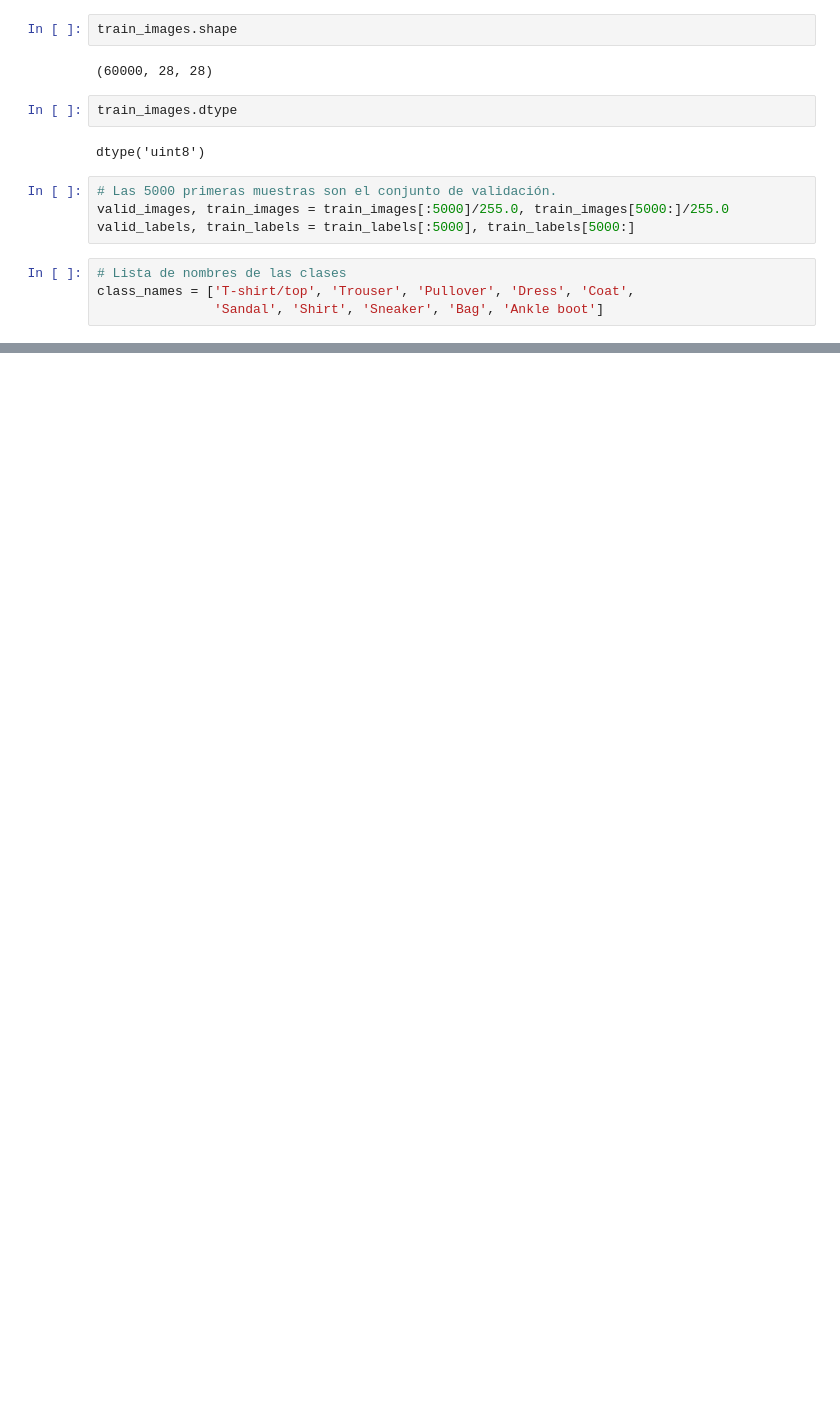
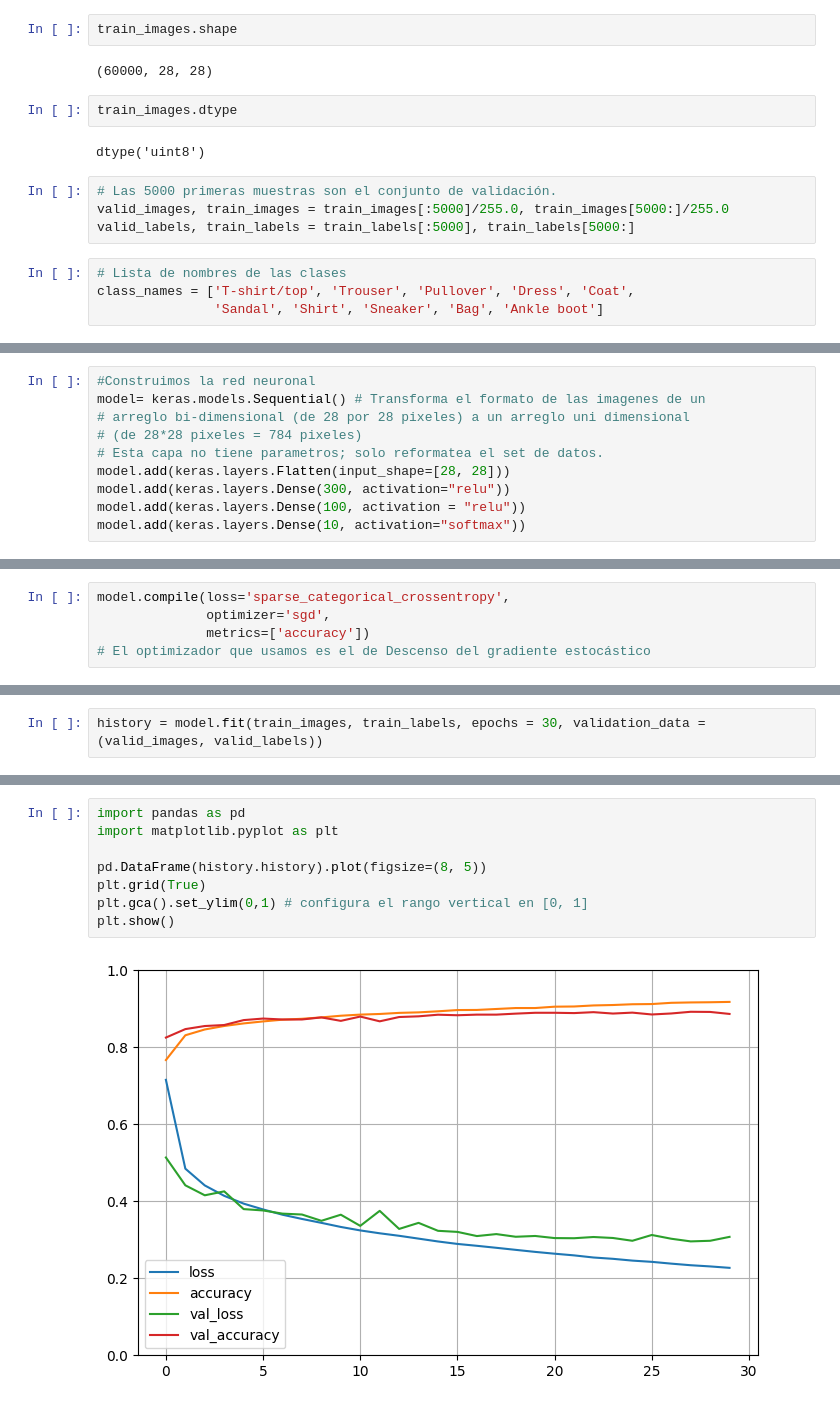
Before and after one commit to lucelorr/pshab, a Jupyter notebook: FashionMNIST_tf.ipynb, the cells around one changed output, grey strips where cells are left out. Saved outputs shown, nothing was run; the diff lists cells and outputs as text; blank space fills up the shorter version.

```diff
--- a/FashionMNIST_tf.ipynb
+++ b/FashionMNIST_tf.ipynb
@@ -51,0 +58,10 @@ class_names[train_labels[1]]
+# %%
+#Construimos la red neuronal
+model= keras.models.Sequential() # Transforma el formato de las imagenes de un
+# arreglo bi-dimensional (de 28 por 28 pixeles) a un arreglo uni dimensional
+# (de 28*28 pixeles = 784 pixeles)
+# Esta capa no tiene parametros; solo reformatea el set de datos.
+model.add(keras.layers.Flatten(input_shape=[28, 28]))
+model.add(keras.layers.Dense(300, activation="relu"))
+model.add(keras.layers.Dense(100, activation = "relu"))
+model.add(keras.layers.Dense(10, activation="softmax"))
@@ -51,0 +161,5 @@ class_names[train_labels[1]]
+# %%
+model.compile(loss='sparse_categorical_crossentropy',
+              optimizer='sgd',
+              metrics=['accuracy'])
+# El optimizador que usamos es el de Descenso del gradiente estocástico
@@ -51,0 +168,2 @@ class_names[train_labels[1]]
+# %%
+history = model.fit(train_images, train_labels, epochs = 30, validation_data = (valid_images, valid_labels))
@@ -51,0 +232,10 @@ class_names[train_labels[1]]
+# %%
+import pandas as pd
+import matplotlib.pyplot as plt
+
+pd.DataFrame(history.history).plot(figsize=(8, 5))
+plt.grid(True)
+plt.gca().set_ylim(0,1) # configura el rango vertical en [0, 1]
+plt.show()
+# %% [output]
+[figure, added]
```
Also changed, not shown: parts of 22 cells of this notebook.
